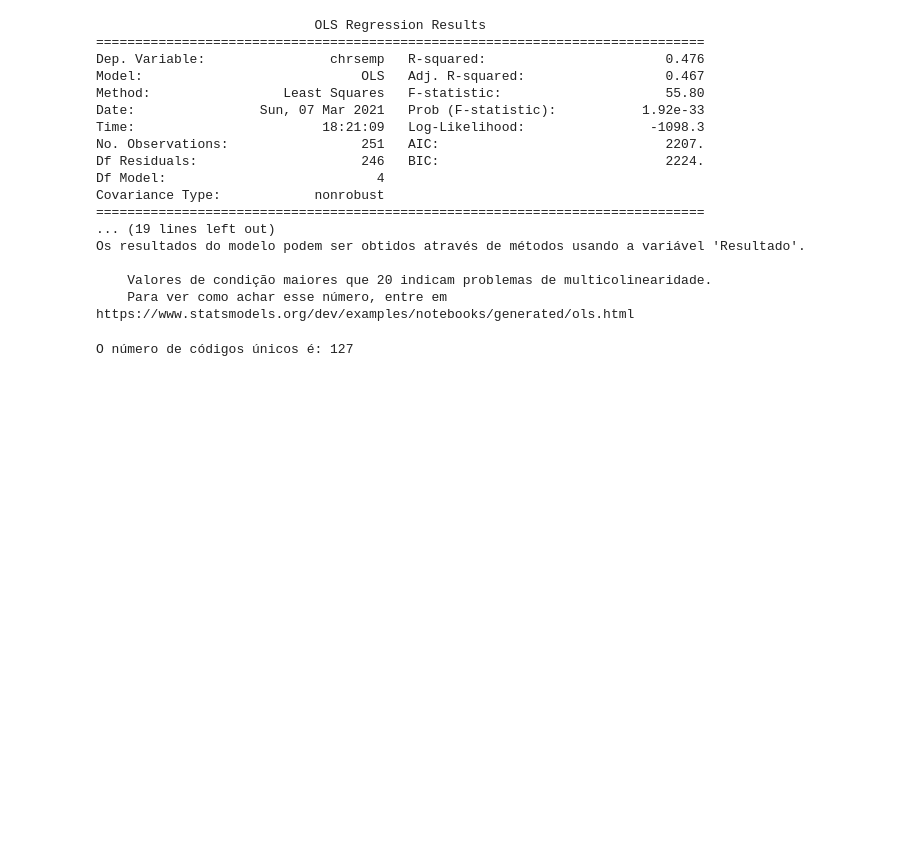
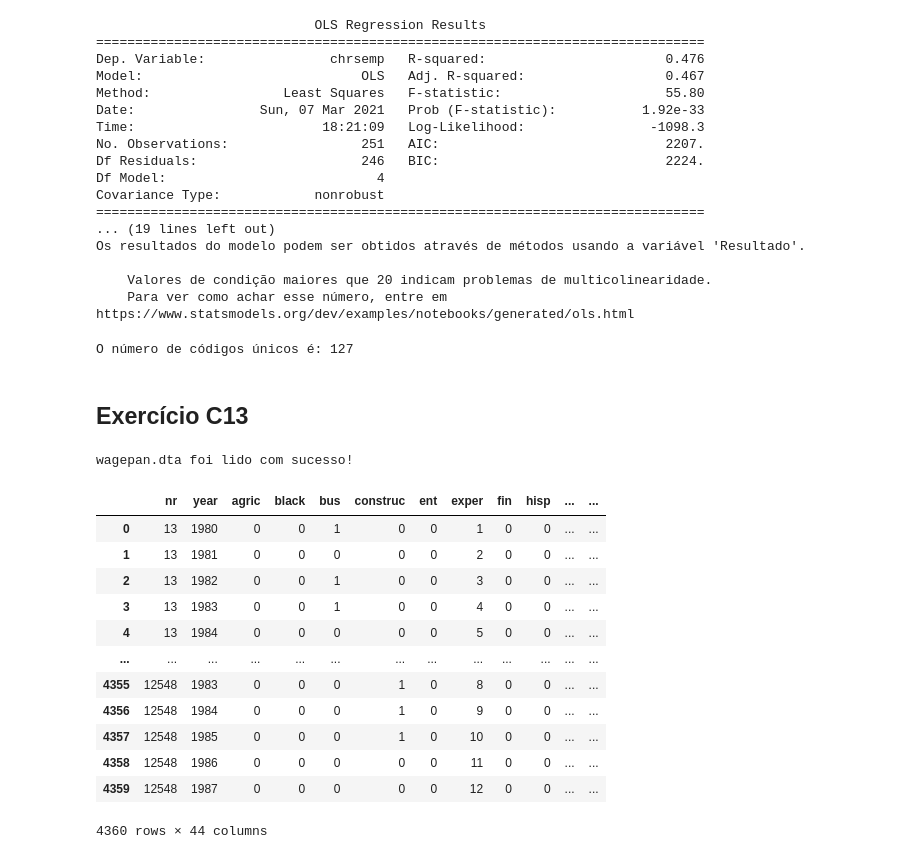
Before and after one commit to vnery5/Econometria, a Jupyter notebook: Lista 3 Econometria - Cap 13 Wooldridge.ipynb, the cells around one changed output. Saved outputs shown, nothing was run; the diff lists cells and outputs as text; code cells hidden in the pictures; blank space fills up the shorter version.

```diff
--- a/Lista 3 Econometria - Cap 13 Wooldridge.ipynb
+++ b/Lista 3 Econometria - Cap 13 Wooldridge.ipynb
@@ -1164,3 +1164,22 @@ O número de códigos únicos é: 127
 ## O coeficiente de grant indica que a concessão do grant aumenta o numero de horas de treinamento de um trabalhador em 32,6h por ano.
 # %%
 ## Os efeitos de grant_1 sobre o número de horas de treinamento já podem ter sido inteiramente consumidos no ano anterior, uma vez que a firma pode optar por consumir esses recursos de forma mais rápida
+# %% [markdown]
+## Exercício C13
+# %%
+coletar_dados('wagepan')
+# %% [output]
+wagepan.dta foi lido com sucesso!
+|  | nr | year | agric | black | bus | construc | ent | exper | fin | hisp | ... | ... |
+| 0 | 13 | 1980 | 0 | 0 | 1 | 0 | 0 | 1 | 0 | 0 | ... | ... |
+| 1 | 13 | 1981 | 0 | 0 | 0 | 0 | 0 | 2 | 0 | 0 | ... | ... |
+| 2 | 13 | 1982 | 0 | 0 | 1 | 0 | 0 | 3 | 0 | 0 | ... | ... |
+| 3 | 13 | 1983 | 0 | 0 | 1 | 0 | 0 | 4 | 0 | 0 | ... | ... |
+| 4 | 13 | 1984 | 0 | 0 | 0 | 0 | 0 | 5 | 0 | 0 | ... | ... |
+| ... | ... | ... | ... | ... | ... | ... | ... | ... | ... | ... | ... | ... |
+| 4355 | 12548 | 1983 | 0 | 0 | 0 | 1 | 0 | 8 | 0 | 0 | ... | ... |
+| 4356 | 12548 | 1984 | 0 | 0 | 0 | 1 | 0 | 9 | 0 | 0 | ... | ... |
+| 4357 | 12548 | 1985 | 0 | 0 | 0 | 1 | 0 | 10 | 0 | 0 | ... | ... |
+| 4358 | 12548 | 1986 | 0 | 0 | 0 | 0 | 0 | 11 | 0 | 0 | ... | ... |
+| 4359 | 12548 | 1987 | 0 | 0 | 0 | 0 | 0 | 12 | 0 | 0 | ... | ... |
+4360 rows × 44 columns
```
Also changed, not shown: parts of 19 cells of this notebook, 2 other files.
